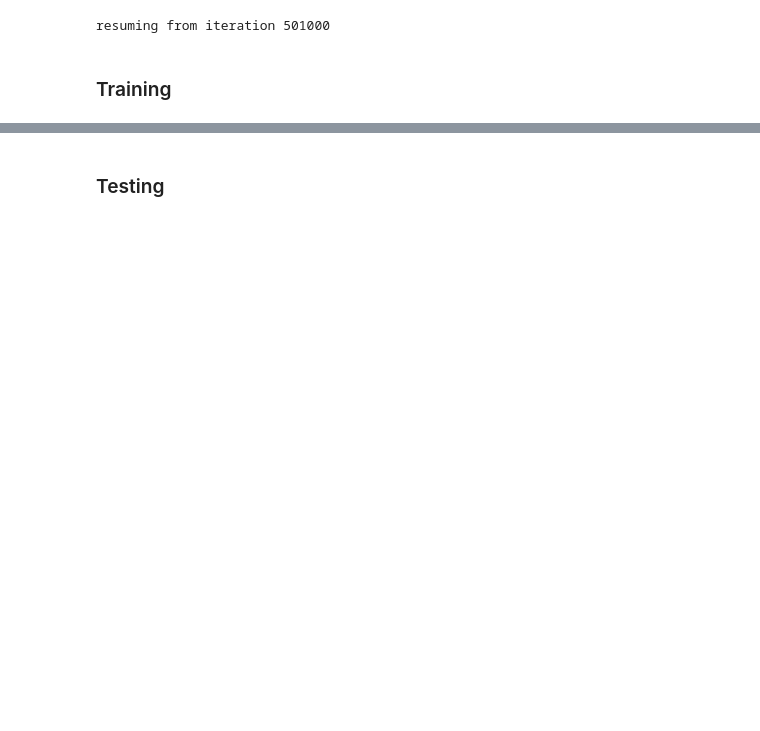
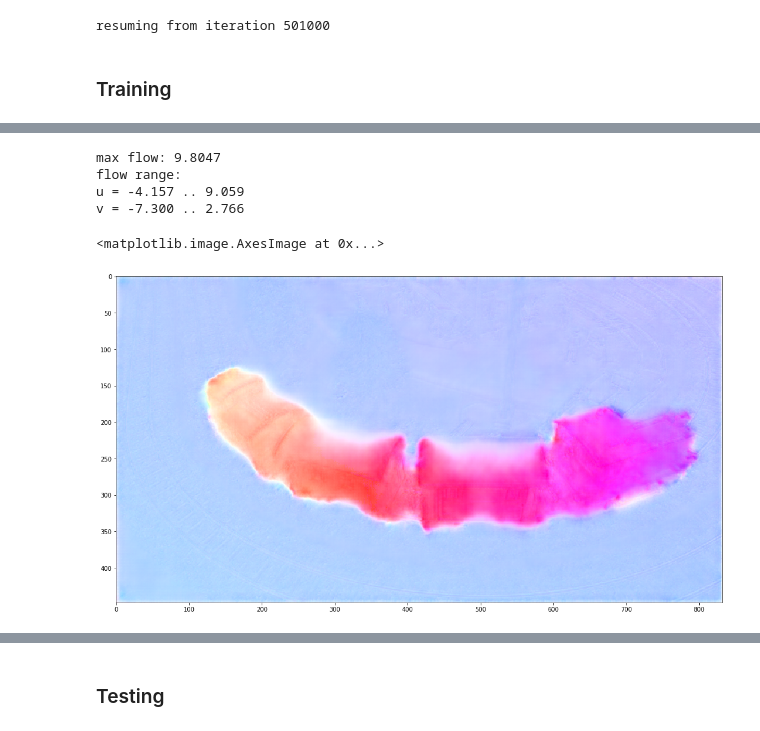
Before and after one commit to y788zhan/joint_seg_flow, a Jupyter notebook: src/train.ipynb, the cells around one changed output, grey strips where cells are left out. Drawn from its saved outputs; the diff is of its cells as text; code cells hidden in the pictures; blank space fills up the shorter version.

```diff
--- a/src/train.ipynb
+++ b/src/train.ipynb
@@ -180,0 +235,10 @@ Iteration 4240: loss: [[557.98096]
+# %%
+plt.figure(figsize=(20,10))
+plt.imshow(flow_to_image(f1s[-1][0]))
+# %% [output]
+max flow: 9.8047
+flow range:
+u = -4.157 .. 9.059
+v = -7.300 .. 2.766
+<matplotlib.image.AxesImage at 0x...>
+[figure, added]
```
Also changed, not shown: parts of 23 cells of this notebook, 22 other files.
